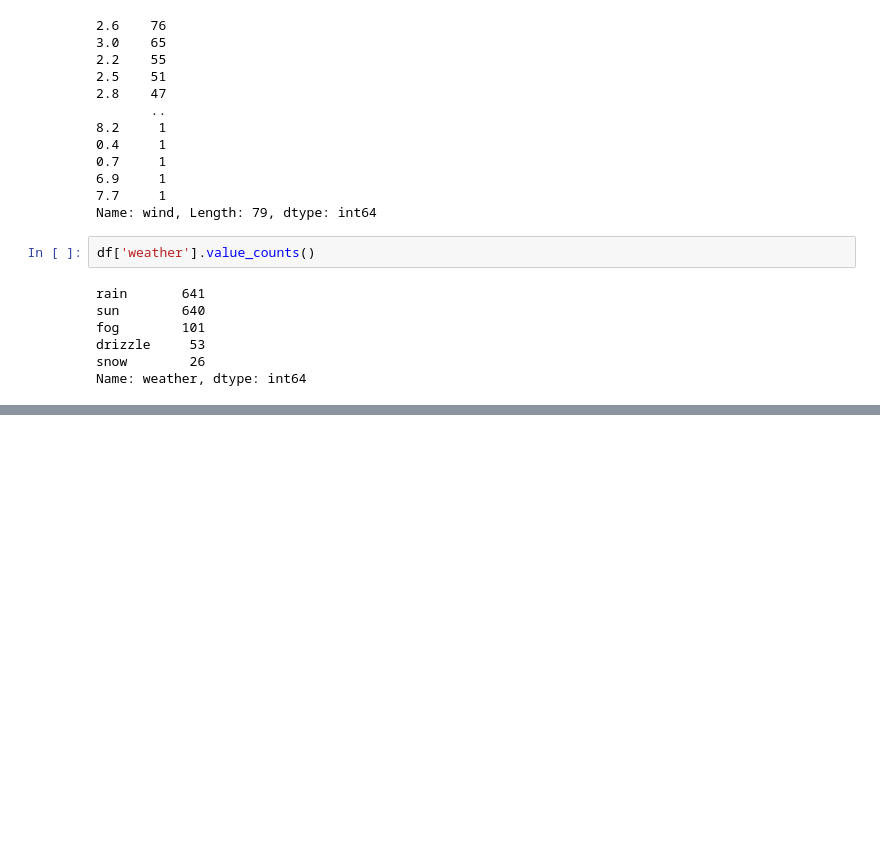
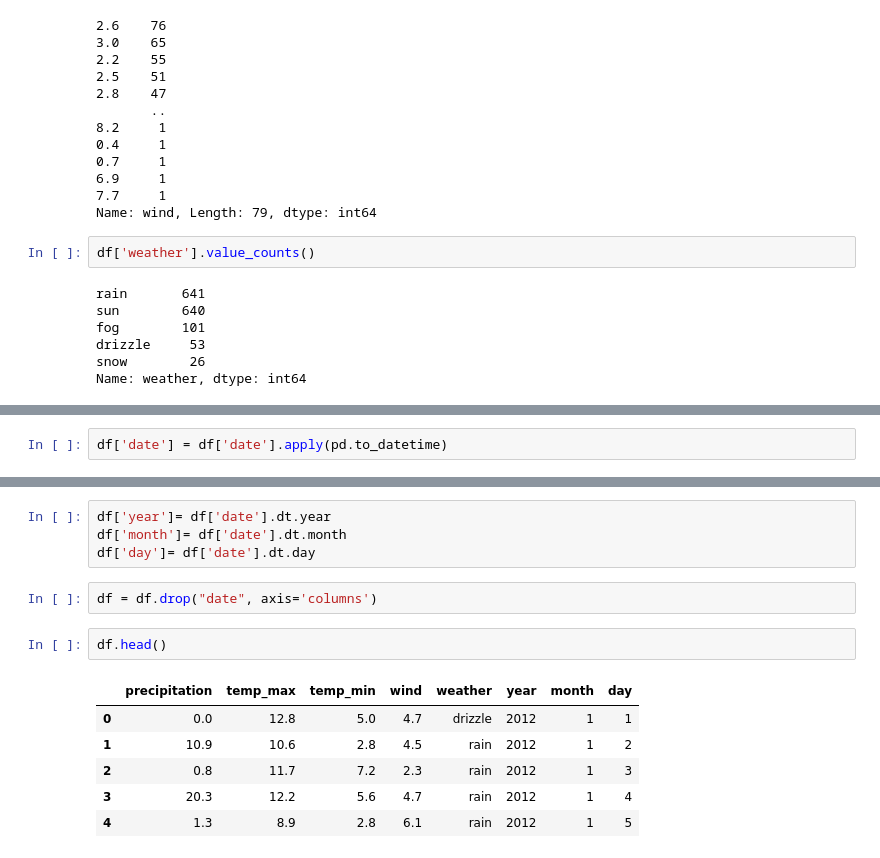
Before and after one commit to helmaft/weather-pr, a Jupyter notebook: weather_predection_project.ipynb, the cells around one changed output, grey strips where cells are left out. Drawn from its saved outputs; the diff is of its cells as text; blank space fills up the shorter version.

```diff
--- a/weather_predection_project.ipynb
+++ b/weather_predection_project.ipynb
@@ -191,0 +215,2 @@ fig.show()
+# %%
+df['date'] = df['date'].apply(pd.to_datetime)
@@ -191,0 +233,15 @@ fig.show()
+# %%
+df['year']= df['date'].dt.year
+df['month']= df['date'].dt.month
+df['day']= df['date'].dt.day
+# %%
+df = df.drop("date", axis='columns')
+# %%
+df.head()
+# %% [output]
+|  | precipitation | temp_max | temp_min | wind | weather | year | month | day |
+| 0 | 0.0 | 12.8 | 5.0 | 4.7 | drizzle | 2012 | 1 | 1 |
+| 1 | 10.9 | 10.6 | 2.8 | 4.5 | rain | 2012 | 1 | 2 |
+| 2 | 0.8 | 11.7 | 7.2 | 2.3 | rain | 2012 | 1 | 3 |
+| 3 | 20.3 | 12.2 | 5.6 | 4.7 | rain | 2012 | 1 | 4 |
+| 4 | 1.3 | 8.9 | 2.8 | 6.1 | rain | 2012 | 1 | 5 |
```
Also changed, not shown: parts of 3 cells of this notebook.
